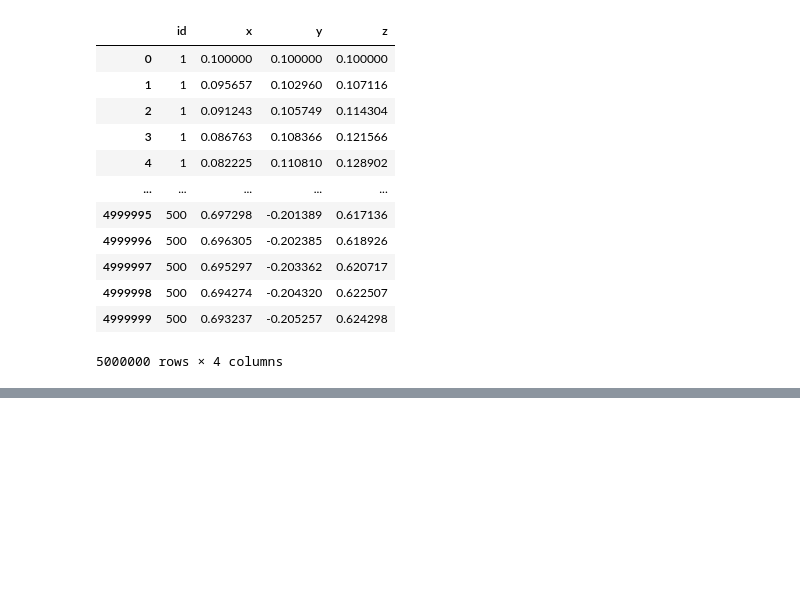
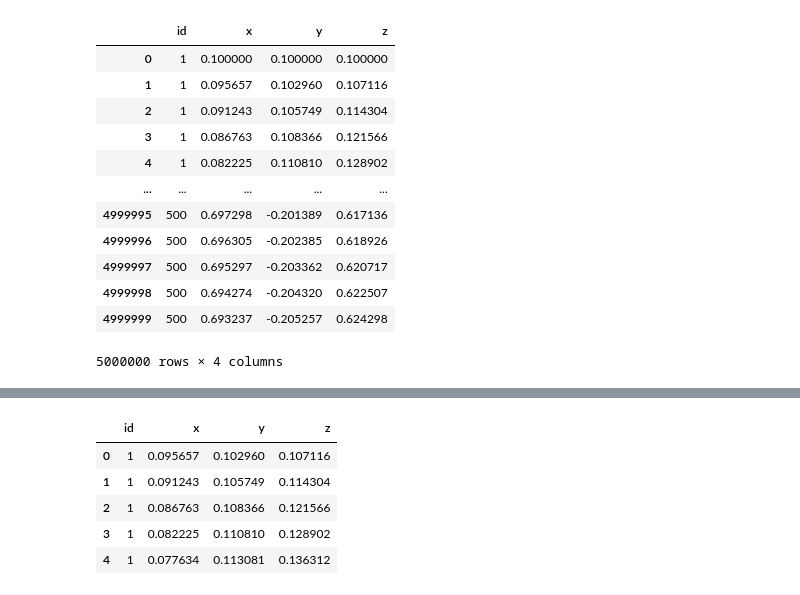
Before and after one commit to nxteventrying/TESIS, a Jupyter notebook: scripts/PG_2.ipynb, the cells around one changed output, grey strips where cells are left out. Drawn from its saved outputs; the diff is of its cells as text; code cells hidden in the pictures; blank space fills up the shorter version.

```diff
--- a/scripts/PG_2.ipynb
+++ b/scripts/PG_2.ipynb
@@ -687,0 +742,9 @@ features_df.head
+# %%
+all_df_cleaned.head()
+# %% [output]
+|  | id | x | y | z |
+| 0 | 1 | 0.095657 | 0.102960 | 0.107116 |
+| 1 | 1 | 0.091243 | 0.105749 | 0.114304 |
+| 2 | 1 | 0.086763 | 0.108366 | 0.121566 |
+| 3 | 1 | 0.082225 | 0.110810 | 0.128902 |
+| 4 | 1 | 0.077634 | 0.113081 | 0.136312 |
```
Also changed, not shown: parts of 37 cells of this notebook, 2 other files.
